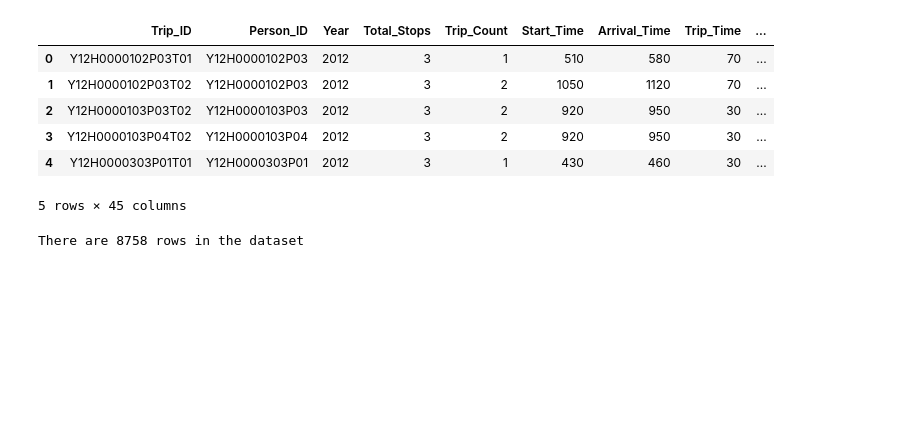
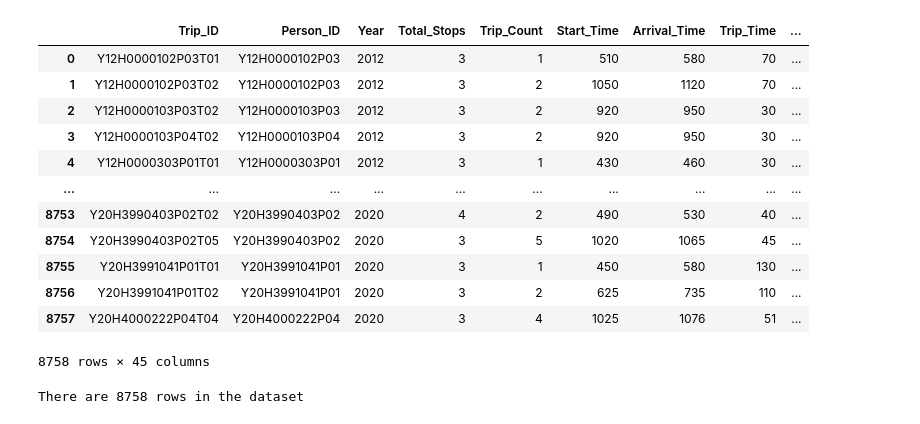
Before and after one commit to Abhidnya05/Project1Group1, a Jupyter notebook: VISTA Analyis.ipynb, the cells around one changed output. Cells and saved outputs as stored; diff of their text form; code cells hidden in the pictures; blank space fills up the shorter version.

```diff
--- a/VISTA Analyis.ipynb
+++ b/VISTA Analyis.ipynb
@@ -8,15 +10,21 @@ import pprint
 path = 'Resources/VISTA_cleaned.csv'
 Vista = pd.read_csv(path)
 # %%
-Vista.head()
+Vista
 # %% [output]
 |  | Trip_ID | Person_ID | Year | Total_Stops | Trip_Count | Start_Time | Arrival_Time | Trip_Time | ... |
 | 0 | Y12H0000102P03T01 | Y12H0000102P03 | 2012 | 3 | 1 | 510 | 580 | 70 | ... |
 | 1 | Y12H0000102P03T02 | Y12H0000102P03 | 2012 | 3 | 2 | 1050 | 1120 | 70 | ... |
 | 2 | Y12H0000103P03T02 | Y12H0000103P03 | 2012 | 3 | 2 | 920 | 950 | 30 | ... |
 | 3 | Y12H0000103P04T02 | Y12H0000103P04 | 2012 | 3 | 2 | 920 | 950 | 30 | ... |
 | 4 | Y12H0000303P01T01 | Y12H0000303P01 | 2012 | 3 | 1 | 430 | 460 | 30 | ... |
+| ... | ... | ... | ... | ... | ... | ... | ... | ... | ... |
+| 8753 | Y20H3990403P02T02 | Y20H3990403P02 | 2020 | 4 | 2 | 490 | 530 | 40 | ... |
+| 8754 | Y20H3990403P02T05 | Y20H3990403P02 | 2020 | 3 | 5 | 1020 | 1065 | 45 | ... |
+| 8755 | Y20H3991041P01T01 | Y20H3991041P01 | 2020 | 3 | 1 | 450 | 580 | 130 | ... |
+| 8756 | Y20H3991041P01T02 | Y20H3991041P01 | 2020 | 3 | 2 | 625 | 735 | 110 | ... |
+| 8757 | Y20H4000222P04T04 | Y20H4000222P04 | 2020 | 3 | 4 | 1025 | 1076 | 51 | ... |
-5 rows × 45 columns
+8758 rows × 45 columns
 # %%
 #Checking rows counts
 print(f"There are {len(Vista)} rows in the dataset")
```
Also changed, not shown: parts of 17 cells of this notebook, 2 other files.
